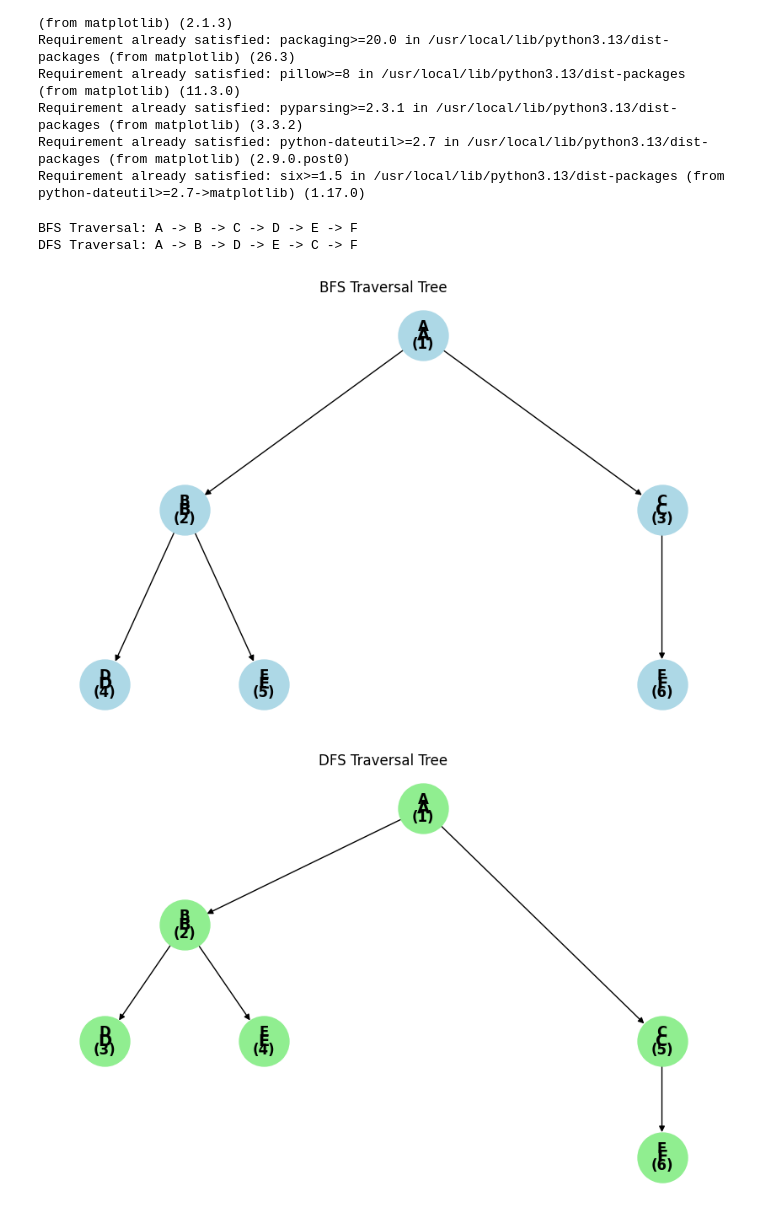
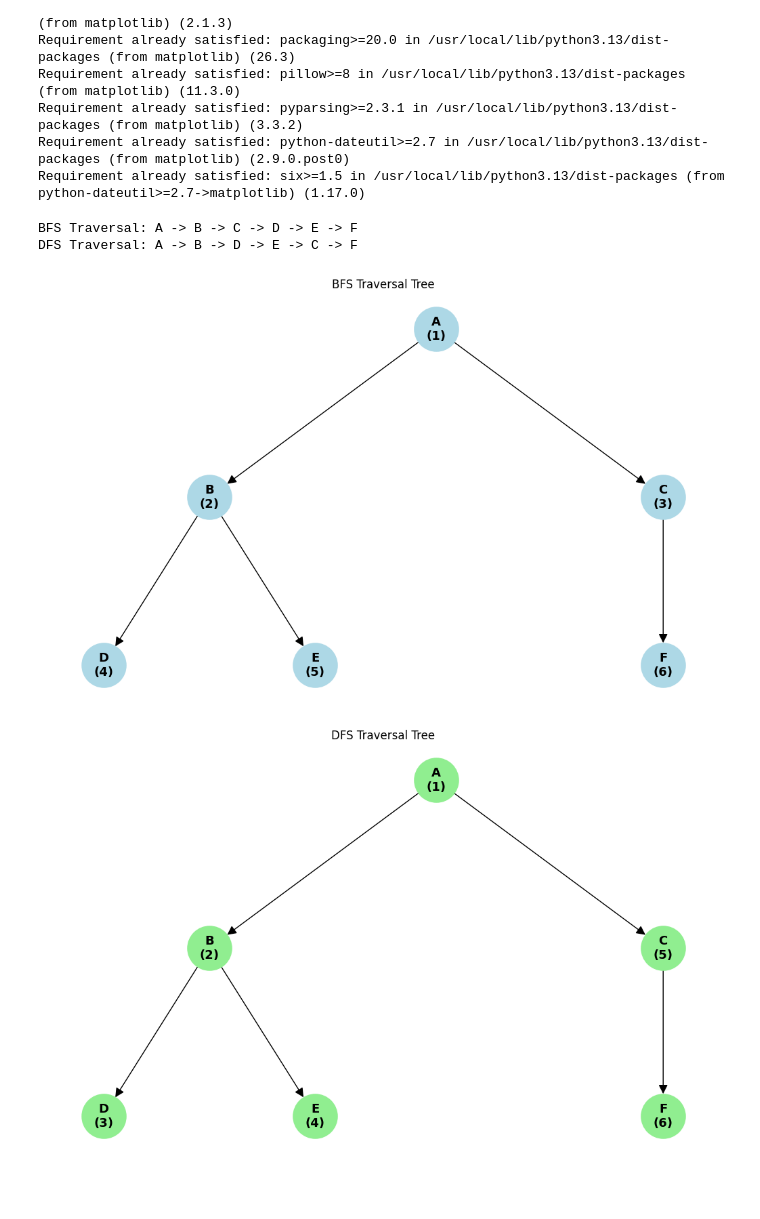
Before and after one commit to sankalan-sil/AI-Lab, a Jupyter notebook: AI_lab1.ipynb, the cells around one changed output. Drawn from its saved outputs; the diff is of its cells as text; code cells hidden in the pictures; blank space fills up the shorter version.

```diff
--- a/AI_lab1.ipynb
+++ b/AI_lab1.ipynb
@@ -16,6 +24,7 @@ Requirement already satisfied: pyparsing>=2.3.1 in /usr/local/lib/python3.13/dis
 Requirement already satisfied: python-dateutil>=2.7 in /usr/local/lib/python3.13/dist-packages (from matplotlib) (2.9.0.post0)
 Requirement already satisfied: six>=1.5 in /usr/local/lib/python3.13/dist-packages (from python-dateutil>=2.7->matplotlib) (1.17.0)
 # %%
+
 import networkx as nx
 import matplotlib.pyplot as plt
 from collections import deque
@@ -30,6 +39,8 @@ graph = {
     'F': []
 }
 
+
+# ---------------- BFS ----------------
 
 def bfs(graph, start):
     visited = set()
@@ -50,6 +61,7 @@ def bfs(graph, start):
     return traversal
 
 
+# ---------------- DFS ----------------
 
 def dfs(graph, start):
     visited = set()
@@ -76,10 +88,11 @@ print("BFS Traversal:", " -> ".join(bfs_order))
 print("DFS Traversal:", " -> ".join(dfs_order))
 
 
+# ---------------- BFS TREE ----------------
 
 def draw_bfs_tree(graph, traversal):
+
     G = nx.DiGraph()
-
 
     visited = set()
     queue = deque(['A'])
@@ -94,30 +107,32 @@ def draw_bfs_tree(graph, traversal):
                 queue.append(neighbour)
                 G.add_edge(node, neighbour)
 
-
+    # Positions
     pos = {
         'A': (0, 2),
         'B': (-1.5, 1),
         'C': (1.5, 1),
-        'D': (-2, 0),
-        'E': (-1, 0),
+        'D': (-2.2, 0),
+        'E': (-0.8, 0),
         'F': (1.5, 0)
     }
 
-    plt.figure(figsize=(8, 5))
+    plt.figure(figsize=(10, 6))
 
+    # IMPORTANT: with_labels=False
     nx.draw(
         G,
         pos,
-        with_labels=True,
-        node_size=1800,
+        with_labels=False,
+        node_size=2200,
         node_color='lightblue',
         font_size=14,
         font_weight='bold',
-        arrows=True
+        arrows=True,
+        arrowsize=20
     )
 
-
+    # Custom labels with traversal number
     labels = {
         node: f"{node}\n({traversal.index(node) + 1})"
         for node in G.nodes()
@@ -127,19 +142,21 @@ def draw_bfs_tree(graph, traversal):
         G,
         pos,
         labels=labels,
-        font_size=12,
+        font_size=13,
         font_weight='bold'
     )
 
     plt.title("BFS Traversal Tree")
     plt.axis("off")
+    plt.tight_layout()
     plt.show()
 
 
+# ---------------- DFS TREE ----------------
 
 def draw_dfs_tree(graph, traversal):
+
     G = nx.DiGraph()
-
 
     visited = set()
 
@@ -153,53 +170,57 @@ def draw_dfs_tree(graph, traversal):
 
     dfs_tree('A')
 
-
+    # Positions
     pos = {
         'A': (0, 2),
         'B': (-1.5, 1),
-        'C': (1.5, 0),
-        'D': (-2, 0),
-        'E': (-1, 0),
-        'F': (1.5, -1)
+        'D': (-2.2, 0),
+        'E': (-0.8, 0),
+        'C': (1.5, 1),
+        'F': (1.5, 0)
     }
 
-    plt.figure(figsize=(8, 5))
+    plt.figure(figsize=(10, 6))
 
+    # IMPORTANT: with_labels=False
     nx.draw(
         G,
         pos,
-        with_labels=True,
-        node_size=1800,
+        with_labels=False,
+        node_size=2200,
         node_color='lightgreen',
         font_size=14,
         font_weight='bold',
-        arrows=True
+        arrows=True,
+        arrowsize=20
     )
 
-
+    # Custom labels with traversal number
     labels = {
         node: f"{node}\n({traversal.index(node) + 1})"
         for node in G.nodes()
     }
 
     nx.draw_networkx_labels(
         G,
         pos,
         labels=labels,
-        font_size=12,
+        font_size=13,
         font_weight='bold'
     )
 
     plt.title("DFS Traversal Tree")
     plt.axis("off")
+    plt.tight_layout()
     plt.show()
 
 
+# ---------------- DISPLAY ----------------
 
 draw_bfs_tree(graph, bfs_order)
 draw_dfs_tree(graph, dfs_order)
 # %% [output]
 BFS Traversal: A -> B -> C -> D -> E -> F
 DFS Traversal: A -> B -> D -> E -> C -> F
-[figure, old version]
+[figure, new version]
-[figure, old version]
+[figure, new version]
```
Also changed, not shown: parts of 1 cell of this notebook.
